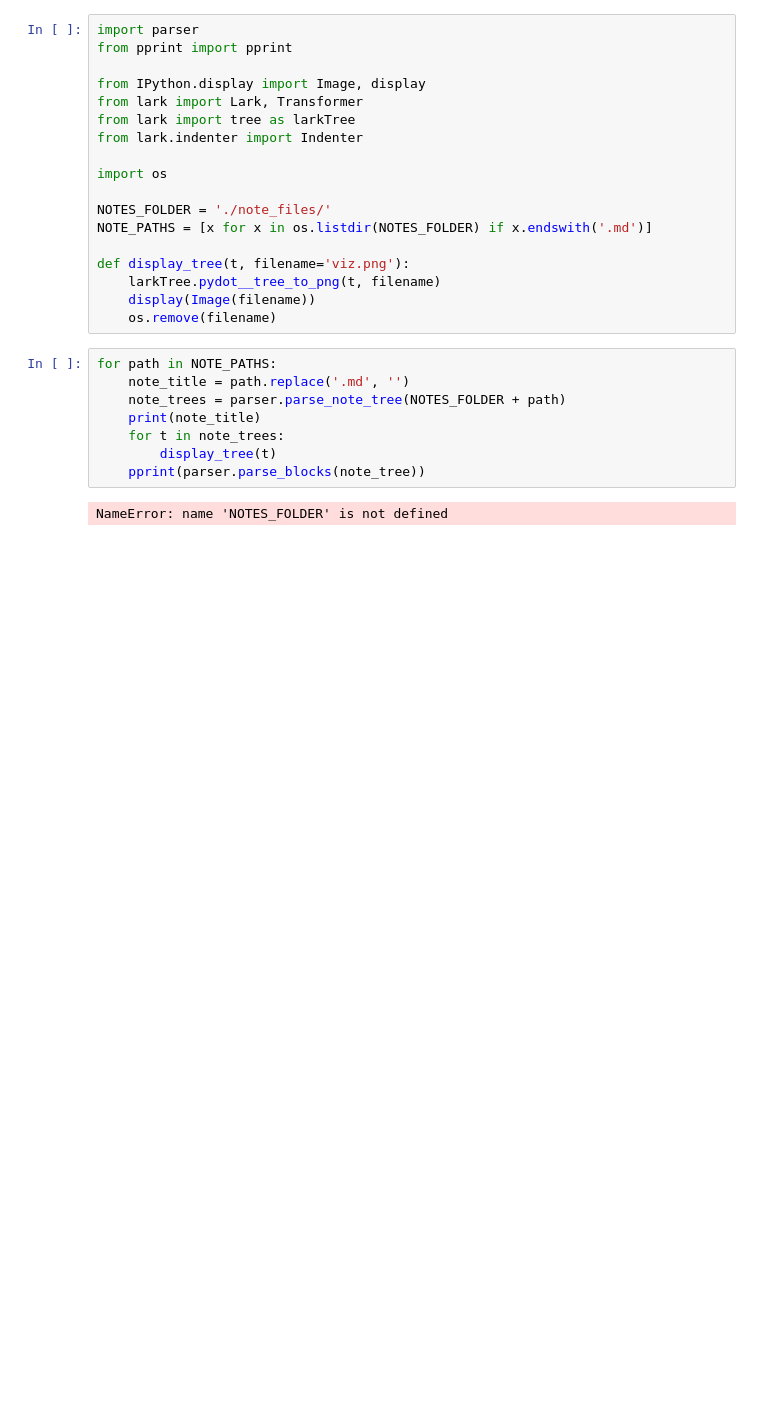
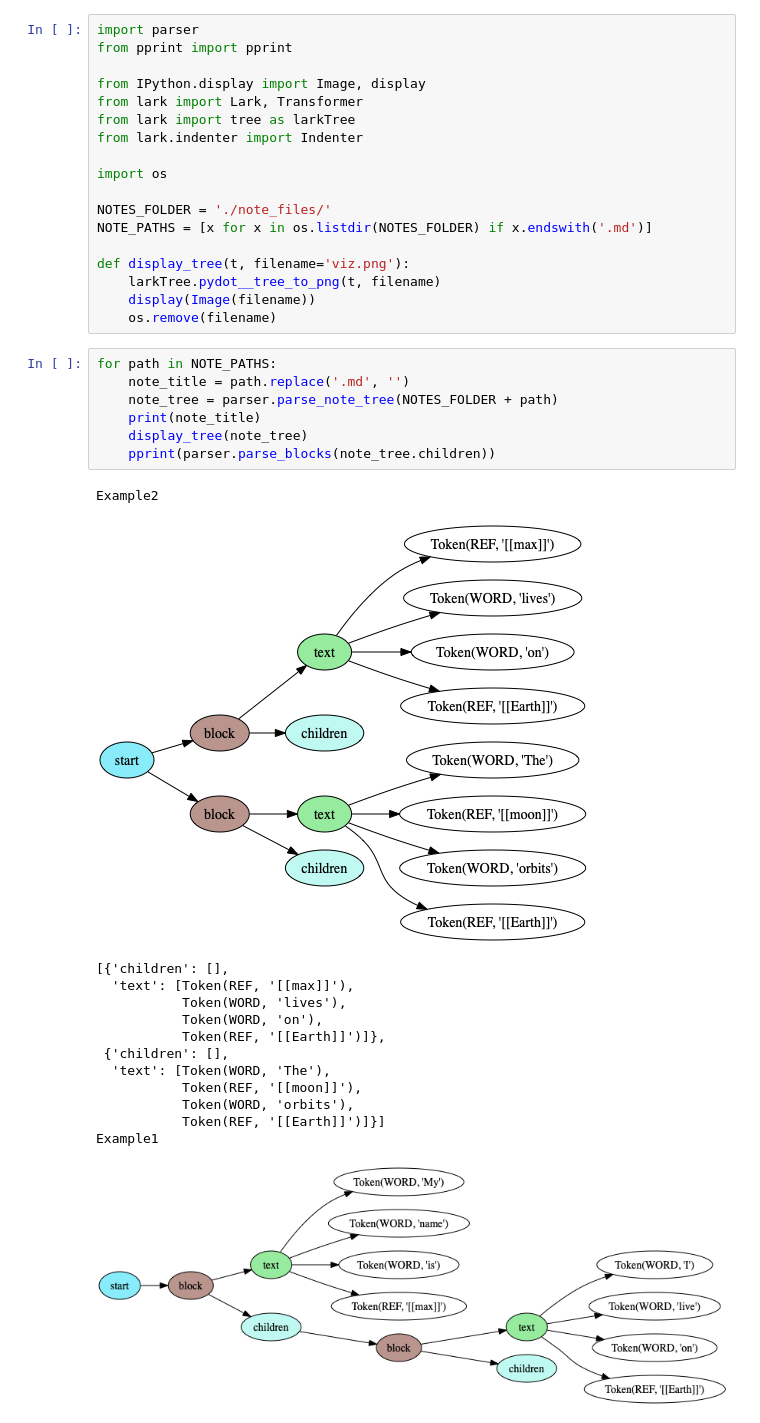
Before and after one commit to maxsun/SemanticScribe, a Jupyter notebook: Playground.ipynb, the cells around one changed output. Cells and saved outputs as stored; diff of their text form; blank space fills up the shorter version.

```diff
--- a/Playground.ipynb
+++ b/Playground.ipynb
@@ -19,10 +19,22 @@ def display_tree(t, filename='viz.png'):
 # %%
 for path in NOTE_PATHS:
     note_title = path.replace('.md', '')
-    note_trees = parser.parse_note_tree(NOTES_FOLDER + path)
+    note_tree = parser.parse_note_tree(NOTES_FOLDER + path)
     print(note_title)
-    for t in note_trees:
-        display_tree(t)
-    pprint(parser.parse_blocks(note_tree))
+    display_tree(note_tree)
+    pprint(parser.parse_blocks(note_tree.children))
 # %% [output]
-NameError: name 'NOTES_FOLDER' is not defined
+Example2
+[figure, added]
+[{'children': [],
+  'text': [Token(REF, '[[max]]'),
+           Token(WORD, 'lives'),
+           Token(WORD, 'on'),
+           Token(REF, '[[Earth]]')]},
+ {'children': [],
+  'text': [Token(WORD, 'The'),
+           Token(REF, '[[moon]]'),
+           Token(WORD, 'orbits'),
+           Token(REF, '[[Earth]]')]}]
+Example1
+[figure, added]
```
Also changed, not shown: parts of 1 cell of this notebook.
